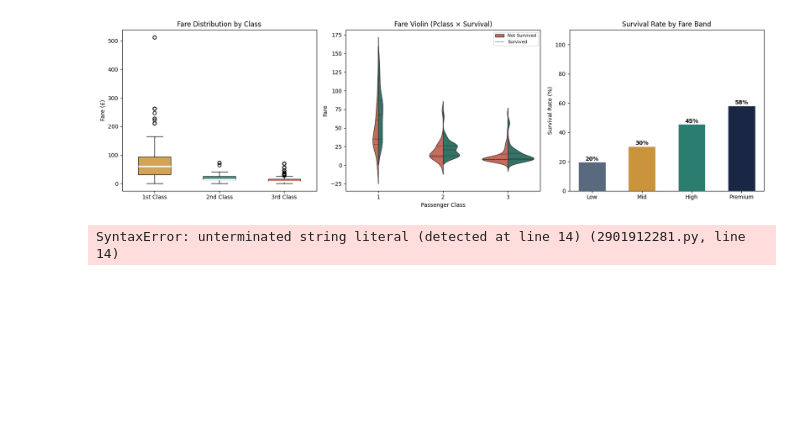
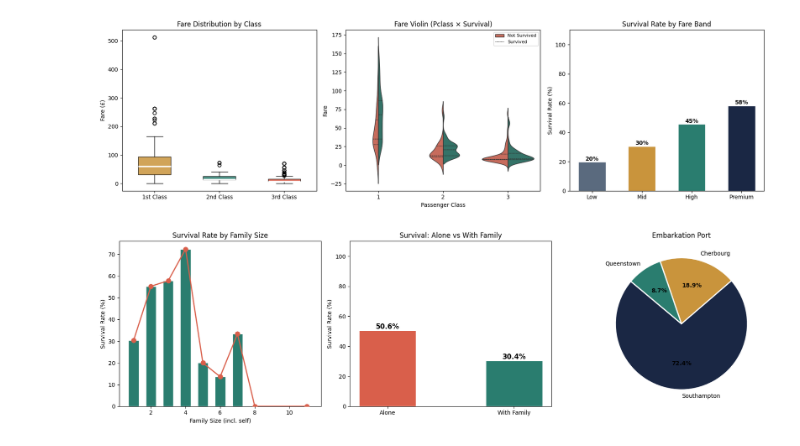
Before and after one commit to Aryan-coffee/DS-ML-DL, a Jupyter notebook: Titanic/Titanic.ipynb, the cells around one changed output. Drawn from its saved outputs; the diff is of its cells as text; code cells hidden in the pictures; blank space fills up the shorter version.

```diff
--- a/Titanic/Titanic.ipynb
+++ b/Titanic/Titanic.ipynb
@@ -330,38 +330,37 @@ plt.show()
 # %%
 fig, axes = plt.subplots(1, 3, figsize=(17, 5))
 
 # Family size survival
 fs_surv = df.groupby('family_size')['survived'].mean() * 100
 axes[0].bar(fs_surv.index, fs_surv.values, color='#2a7d6f', edgecolor='white', width=0.6)
 axes[0].plot(fs_surv.index, fs_surv.values, color='#d95f4b',
              marker='o', linewidth=2, markersize=8, zorder=5)
 axes[0].set_title('Survival Rate by Family Size')
 axes[0].set_xlabel('Family Size (incl. self)')
 axes[0].set_ylabel('Survival Rate (%)')
 
 # Alone vs not alone
 alone_surv = df.groupby('is_alone')['survived'].mean() * 100
-axes[1].bar(['Travelling
-Alone', 'With
-Family'], alone_surv.values,
-            color=['#d95f4b','#2a7d6f'], edgecolor='white', width=0.45)
-for i, v in enumerate(alone_surv.values):
-    axes[1].text(i, v+1, f'{v:.1f}%', ha='center', fontweight='bold', fontsize=12)
+axes[1].bar(['Alone', 'With Family'], alone_surv.values,
+            color=['#d95f4b', '#2a7d6f'], edgecolor='white', width=0.45)
+for i2, v in enumerate(alone_surv.values):
+    axes[1].text(i2, v + 1, f'{v:.1f}%', ha='center', fontweight='bold', fontsize=12)
 axes[1].set_title('Survival: Alone vs With Family')
 axes[1].set_ylabel('Survival Rate (%)')
 axes[1].set_ylim(0, 110)
 
 # Embarkation pie
 emb = df['embarked'].value_counts()
-colors_e = ['#1a2744','#c9943c','#2a7d6f']
+colors_e = ['#1a2744', '#c9943c', '#2a7d6f']
 wedges, _, autotexts = axes[2].pie(
-    emb.values, labels=['Southampton','Cherbourg','Queenstown'],
+    emb.values, labels=['Southampton', 'Cherbourg', 'Queenstown'],
     autopct='%1.1f%%', colors=colors_e, startangle=140,
     wedgeprops=dict(edgecolor='white', linewidth=2))
-for at in autotexts: at.set_fontweight('bold')
+for at in autotexts:
+    at.set_fontweight('bold')
 axes[2].set_title('Embarkation Port')
 
 plt.tight_layout()
 plt.show()
 # %% [output]
-SyntaxError: unterminated string literal (detected at line 14) (2901912281.py, line 14)
+[figure, added]
```
Also changed, not shown: parts of 11 cells of this notebook, 24 other files.
